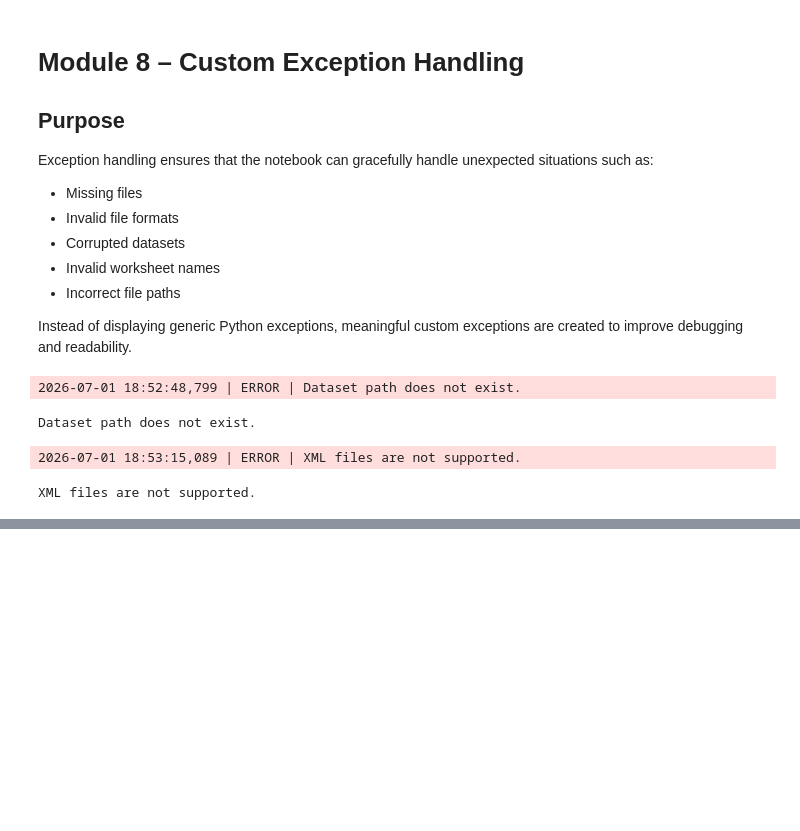
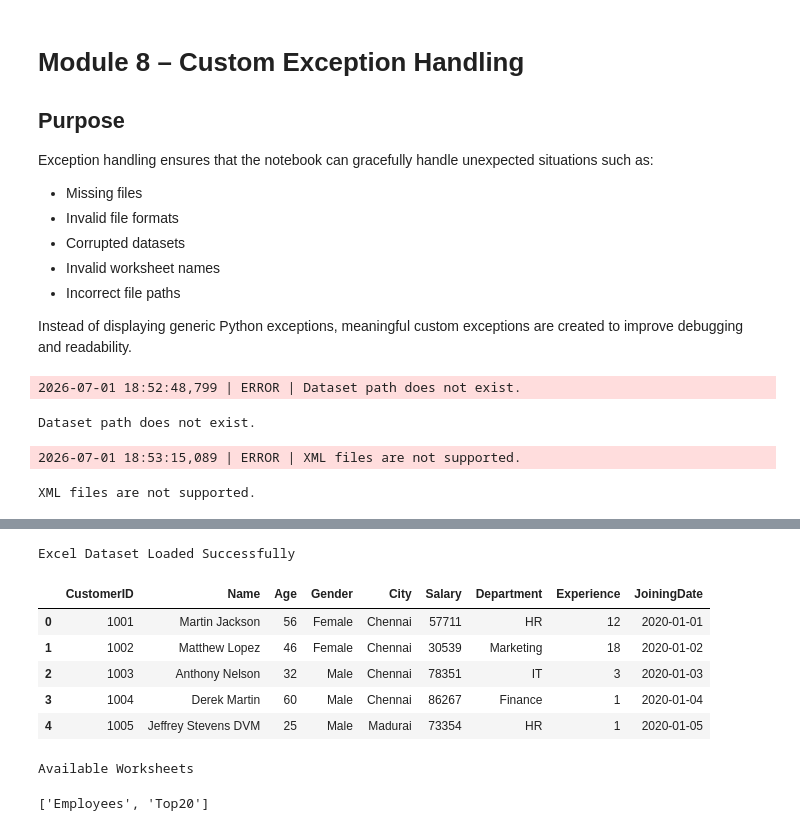
Before and after one commit to apurisaikumar/sprint2_Assessment, a Jupyter notebook: notebooks/Sprint2_Dataset_Loading_and_File_Handling.ipynb, the cells around one changed output, grey strips where cells are left out. Saved outputs shown, nothing was run; the diff lists cells and outputs as text; code cells hidden in the pictures; blank space fills up the shorter version.

```diff
--- a/notebooks/Sprint2_Dataset_Loading_and_File_Handling.ipynb
+++ b/notebooks/Sprint2_Dataset_Loading_and_File_Handling.ipynb
@@ -247,0 +447,12 @@ XML files are not supported.
+# %%
+try:
+
+    pd.read_csv(
+        DATASET_DIR / "missing.csv"
+    )
+
+except FileNotFoundError as error:
+
+    logger.error(error)
+
+    print(error)
@@ -247,0 +494,4 @@ XML files are not supported.
+# %%
+excel_file = DATASET_DIR / "employees.xlsx"
+
+print("Excel File :", excel_file)
@@ -247,0 +517,21 @@ XML files are not supported.
+# %%
+try:
+
+    logger.info("Loading Excel workbook.")
+
+    excel_df = pd.read_excel(excel_file)
+
+    logger.info("Excel loaded successfully.")
+
+    print("Excel Dataset Loaded Successfully")
+
+    display(excel_df.head())
+
+except Exception as error:
+
+    logger.error(error)
+
+    raise CorruptedFileException(
+        "Unable to read Excel file."
+    )
+# %% [output]
@@ -247,0 +540,17 @@ XML files are not supported.
+Excel Dataset Loaded Successfully
+|  | CustomerID | Name | Age | Gender | City | Salary | Department | Experience | JoiningDate |
+| 0 | 1001 | Martin Jackson | 56 | Female | Chennai | 57711 | HR | 12 | 2020-01-01 |
+| 1 | 1002 | Matthew Lopez | 46 | Female | Chennai | 30539 | Marketing | 18 | 2020-01-02 |
+| 2 | 1003 | Anthony Nelson | 32 | Male | Chennai | 78351 | IT | 3 | 2020-01-03 |
+| 3 | 1004 | Derek Martin | 60 | Male | Chennai | 86267 | Finance | 1 | 2020-01-04 |
+| 4 | 1005 | Jeffrey Stevens DVM | 25 | Male | Madurai | 73354 | HR | 1 | 2020-01-05 |
+# %%
+
+workbook = pd.ExcelFile(excel_file)
+
+print("Available Worksheets")
+
+display(workbook.sheet_names)
+# %% [output]
+Available Worksheets
+['Employees', 'Top20']
```
Also changed, not shown: parts of 90 cells of this notebook.
